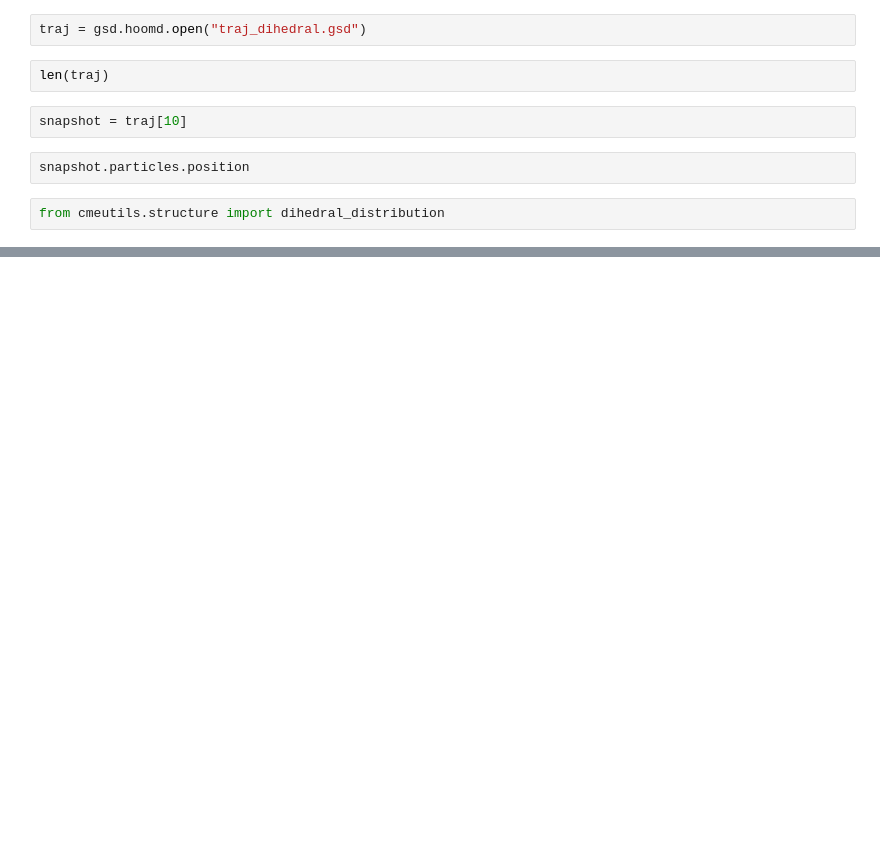
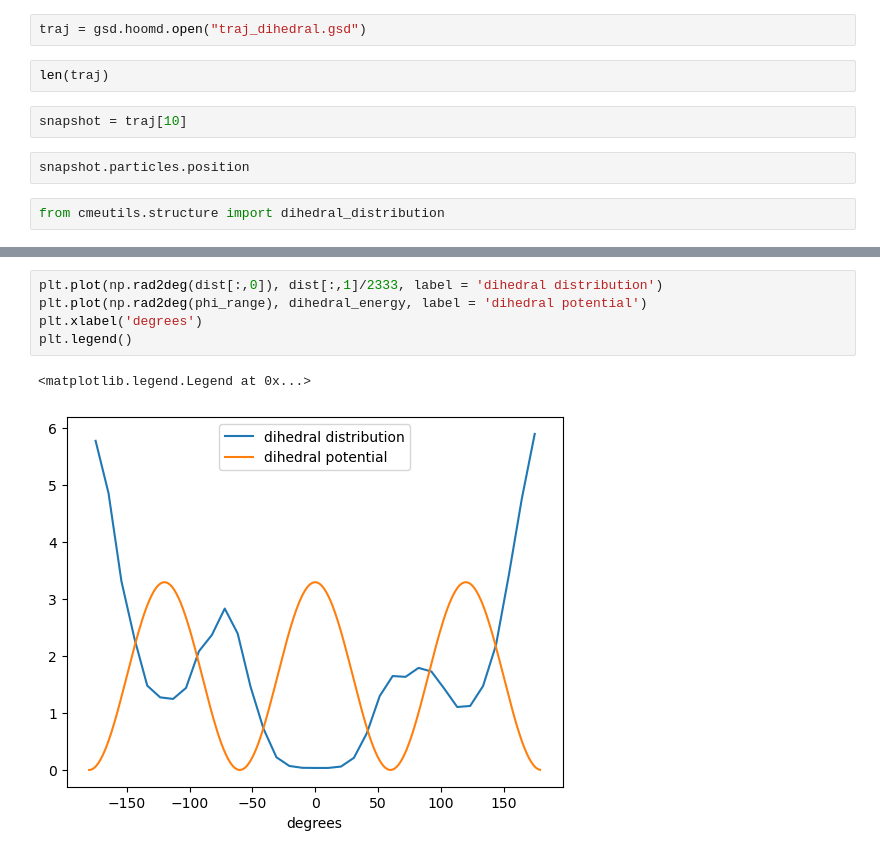
Before and after one commit to gwenwhite/dihedral2, a Jupyter notebook: Butane_Dihedral_Test.ipynb, the cells around one changed output, grey strips where cells are left out. Cells and saved outputs as stored; diff of their text form; blank space fills up the shorter version.

```diff
--- a/Butane_Dihedral_Test.ipynb
+++ b/Butane_Dihedral_Test.ipynb
@@ -73,0 +114,8 @@ dist = dihedral_distribution('traj_dihedral.gsd',A_name = "c3", B_name = "c3", C
+# %%
+plt.plot(np.rad2deg(dist[:,0]), dist[:,1]/2333, label = 'dihedral distribution')
+plt.plot(np.rad2deg(phi_range), dihedral_energy, label = 'dihedral potential')
+plt.xlabel('degrees')
+plt.legend()
+# %% [output]
+<matplotlib.legend.Legend at 0x...>
+[figure, added]
```
Also changed, not shown: parts of 21 cells of this notebook, 1 other file.
